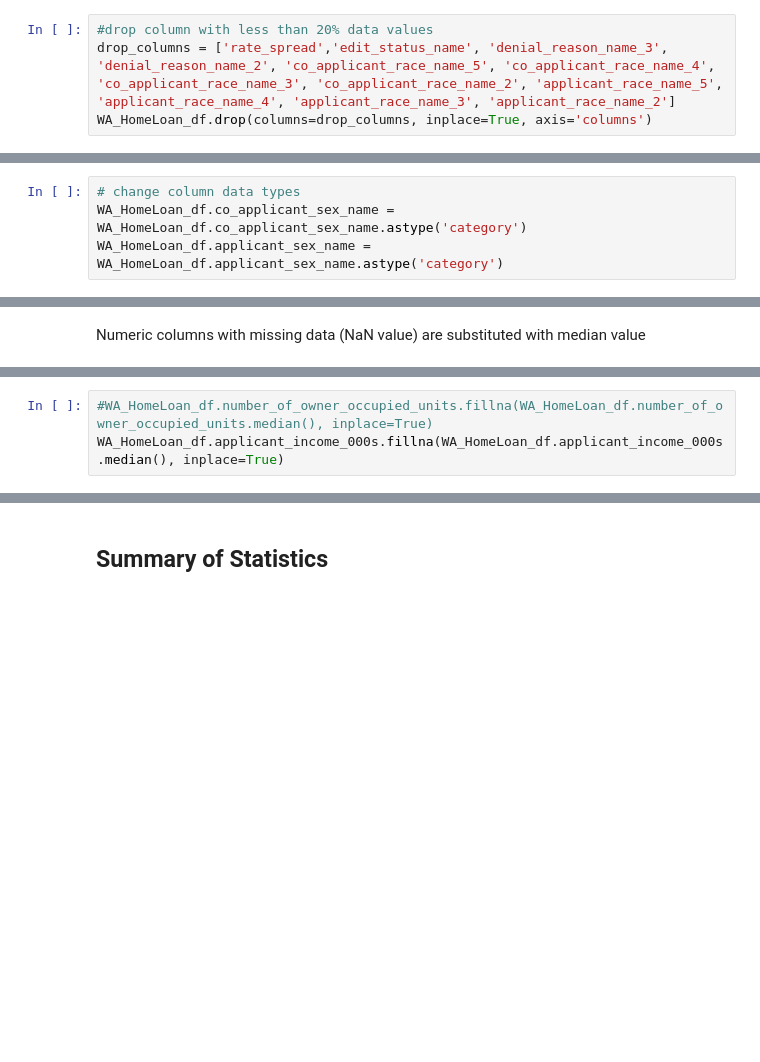
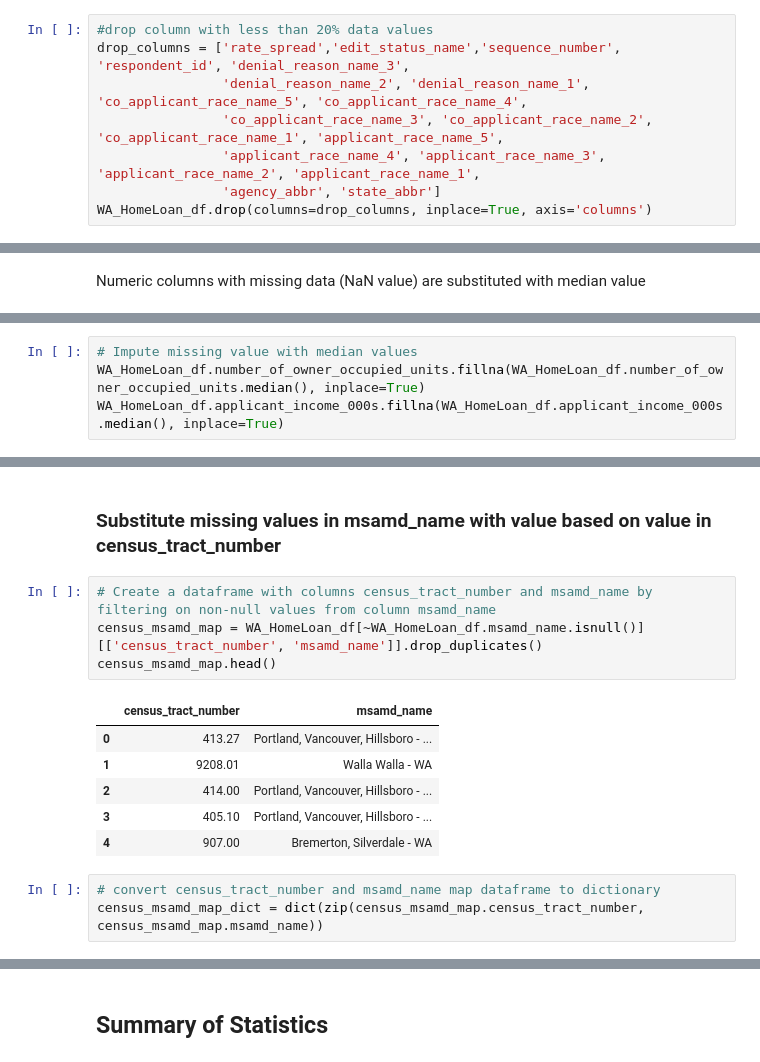
Before and after one commit to khmsha/Springboard, a Jupyter notebook: Capstone_Project1/Data Wrangling/WashingtonHomeLoans.ipynb, the cells around one changed output, grey strips where cells are left out. Cells and saved outputs as stored; diff of their text form; blank space fills up the shorter version.

```diff
--- a/Capstone_Project1/Data Wrangling/WashingtonHomeLoans.ipynb
+++ b/Capstone_Project1/Data Wrangling/WashingtonHomeLoans.ipynb
@@ -119,7 +126,11 @@ memory usage: 118.4+ MB
 ## Drop Columns
 # %%
 #drop column with less than 20% data values
-drop_columns = ['rate_spread','edit_status_name', 'denial_reason_name_3', 'denial_reason_name_2', 'co_applicant_race_name_5', 'co_applicant_race_name_4', 'co_applicant_race_name_3', 'co_applicant_race_name_2', 'applicant_race_name_5', 'applicant_race_name_4', 'applicant_race_name_3', 'applicant_race_name_2']
+drop_columns = ['rate_spread','edit_status_name','sequence_number', 'respondent_id', 'denial_reason_name_3',
+                'denial_reason_name_2', 'denial_reason_name_1', 'co_applicant_race_name_5', 'co_applicant_race_name_4',
+                'co_applicant_race_name_3', 'co_applicant_race_name_2', 'co_applicant_race_name_1', 'applicant_race_name_5',
+                'applicant_race_name_4', 'applicant_race_name_3', 'applicant_race_name_2', 'applicant_race_name_1',
+                'agency_abbr', 'state_abbr']
 WA_HomeLoan_df.drop(columns=drop_columns, inplace=True, axis='columns')
 # %%
 # Verify if the columns are dropped
@@ -145,6 +156,2 @@ memory usage: 124.6+ MB
 # %% [markdown]
 ## Column Data Types
-# %%
-# change column data types
-WA_HomeLoan_df.co_applicant_sex_name = WA_HomeLoan_df.co_applicant_sex_name.astype('category')
-WA_HomeLoan_df.applicant_sex_name = WA_HomeLoan_df.applicant_sex_name.astype('category')
@@ -193,3 +195,4 @@ WA_HomeLoan_df.dropna(axis=0, subset=['tract_to_msamd_income'], inplace=True)
 # %%
-#WA_HomeLoan_df.number_of_owner_occupied_units.fillna(WA_HomeLoan_df.number_of_owner_occupied_units.median(), inplace=True)
+# Impute missing value with median values
+WA_HomeLoan_df.number_of_owner_occupied_units.fillna(WA_HomeLoan_df.number_of_owner_occupied_units.median(), inplace=True)
 WA_HomeLoan_df.applicant_income_000s.fillna(WA_HomeLoan_df.applicant_income_000s.median(), inplace=True)
@@ -277,0 +219,16 @@ msamd_null.head()
+# %% [markdown]
+### Substitute  missing values in msamd_name with value based on value in census_tract_number
+# %%
+# Create a dataframe with columns census_tract_number and msamd_name by filtering on non-null values from column msamd_name
+census_msamd_map = WA_HomeLoan_df[~WA_HomeLoan_df.msamd_name.isnull()][['census_tract_number', 'msamd_name']].drop_duplicates()
+census_msamd_map.head()
+# %% [output]
+|  | census_tract_number | msamd_name |
+| 0 | 413.27 | Portland, Vancouver, Hillsboro - ... |
+| 1 | 9208.01 | Walla Walla - WA |
+| 2 | 414.00 | Portland, Vancouver, Hillsboro - ... |
+| 3 | 405.10 | Portland, Vancouver, Hillsboro - ... |
+| 4 | 907.00 | Bremerton, Silverdale - WA |
+# %%
+# convert census_tract_number and msamd_name map dataframe to dictionary
+census_msamd_map_dict = dict(zip(census_msamd_map.census_tract_number, census_msamd_map.msamd_name))
```
Also changed, not shown: parts of 51 cells of this notebook, 1 other file.
